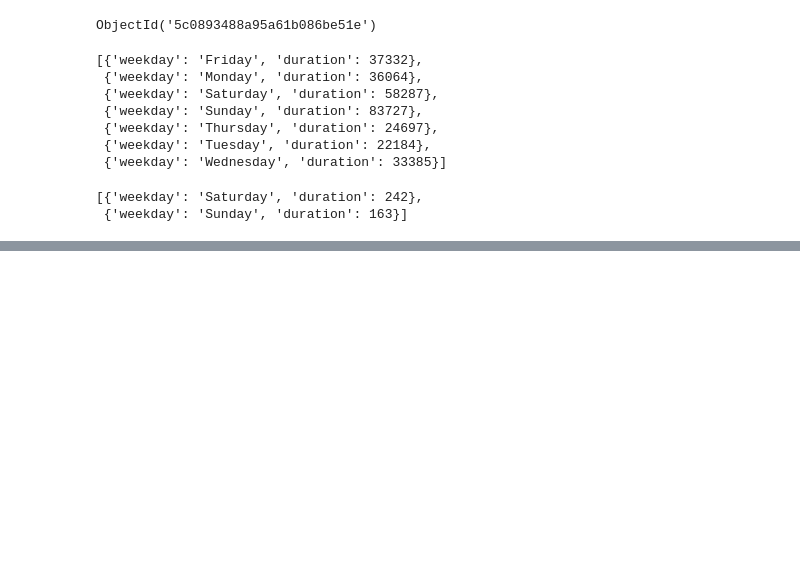
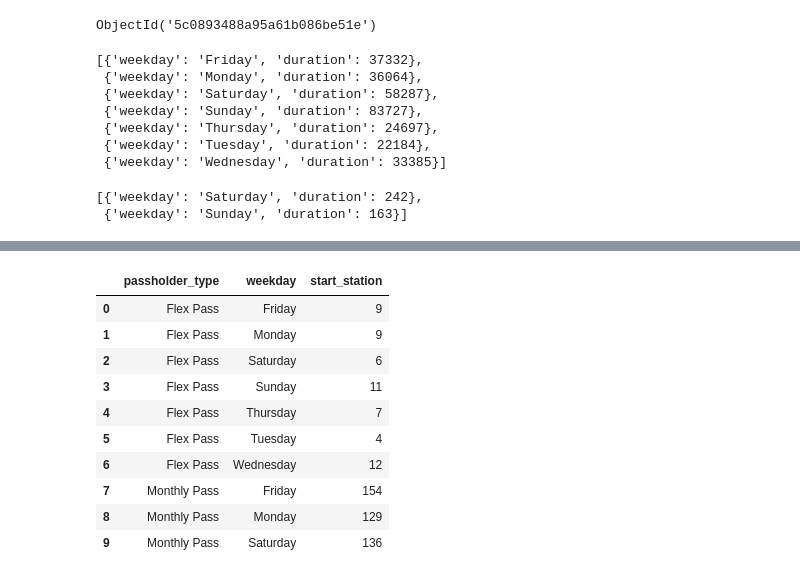
Before and after one commit to charlehl/project-two-bikeshare, a Jupyter notebook: data_exploration.ipynb, the cells around one changed output, grey strips where cells are left out. Cells and saved outputs as stored; diff of their text form; code cells hidden in the pictures; blank space fills up the shorter version.

```diff
--- a/data_exploration.ipynb
+++ b/data_exploration.ipynb
@@ -219,0 +245,4 @@ bike_trip[0]['Annual Pass']
+# %%
+rental_start = list(rental_start)
+# %%
+df = pd.DataFrame(rental_start)
@@ -219,0 +269,18 @@ bike_trip[0]['Annual Pass']
+# %%
+grouped_df = df[['passholder_type','weekday','start_station']].groupby(['passholder_type','weekday']).count()
+# %%
+group2_df = grouped_df.reset_index()
+# %%
+group2_df.head(10)
+# %% [output]
+|  | passholder_type | weekday | start_station |
+| 0 | Flex Pass | Friday | 9 |
+| 1 | Flex Pass | Monday | 9 |
+| 2 | Flex Pass | Saturday | 6 |
+| 3 | Flex Pass | Sunday | 11 |
+| 4 | Flex Pass | Thursday | 7 |
+| 5 | Flex Pass | Tuesday | 4 |
+| 6 | Flex Pass | Wednesday | 12 |
+| 7 | Monthly Pass | Friday | 154 |
+| 8 | Monthly Pass | Monday | 129 |
+| 9 | Monthly Pass | Saturday | 136 |
```
Also changed, not shown: parts of 18 cells of this notebook, 3 other files.
